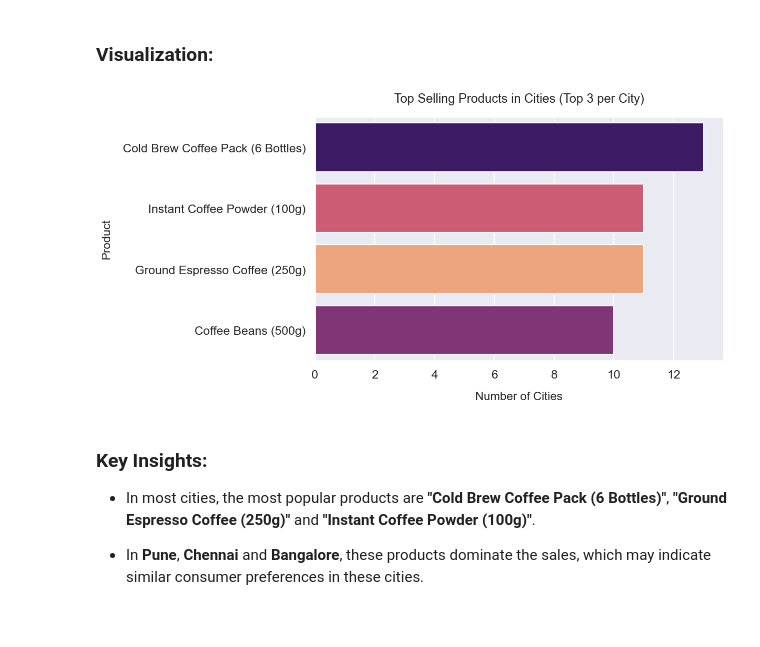
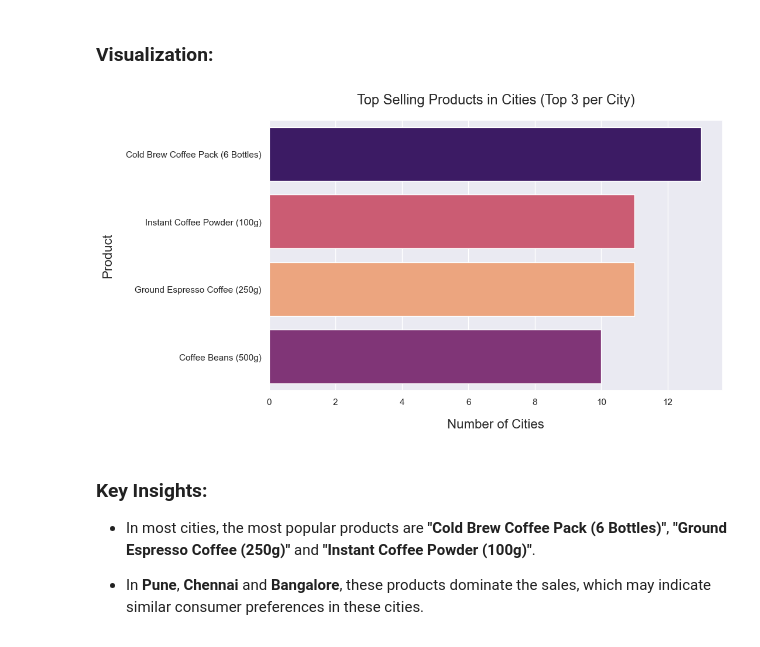
Before and after one commit to BartlomiejIT/Monday-Coffee-Co.-Market-Potential, a Jupyter notebook: Monday Coffee Co. India Market Potential (SQL - PYTHON).ipynb, the cells around one changed output. Drawn from its saved outputs; the diff is of its cells as text; code cells hidden in the pictures.

```diff
--- a/Monday Coffee Co. India Market Potential (SQL - PYTHON).ipynb
+++ b/Monday Coffee Co. India Market Potential (SQL - PYTHON).ipynb
@@ -769,33 +766,24 @@ df
 # %% [markdown]
 ### Visualization:
 # %%
-# Check if the DataFrame has the required column
-if 'product_name' not in df.columns:
-    print("Error: 'product_name' column not found in DataFrame.")
-    print("Available columns:", df.columns)
-else:
-    # Set the figure size
-    plt.figure(figsize=(10, 6))
+plt.figure(figsize=(10, 6)) # Create a countplot for 'product_name'
 
-    # Create a countplot for 'product_name'
-    ax = sns.countplot(
-        y='product_name',
-        data=df,
-        hue='product_name',  # Assign the y variable to hue
-        palette='magma',
-        order=df['product_name'].value_counts().index,
-        legend=False  # Set legend to False
-    )
+ax = sns.countplot(
+    y='product_name',
+    data=df,
+    hue='product_name',  # Assign the y variable to hue
+    palette='magma',
+    order=df['product_name'].value_counts().index,
+    legend=False)  # Set legend to False
 
-    # Set labels and title
-    plt.xlabel('Number of Cities', fontsize = 16, labelpad=15)
-    plt.ylabel('Product', fontsize = 16, labelpad = 15)
-    plt.title('Top Selling Products in Cities (Top 3 per City)', fontsize = 17, pad=20)
+# Set labels and title
 
-    # Display the chart
-    plt.show()
+plt.xlabel('Number of Cities', fontsize = 16, labelpad=15)
+plt.ylabel('Product', fontsize = 16, labelpad = 15)
+plt.title('Top Selling Products in Cities (Top 3 per City)', fontsize = 17, pad=20) # Display the chart
+plt.show()
 # %% [output]
-[figure, old version]
+[figure, new version]
 # %% [markdown]
 ### Key Insights:
 
```
Also changed, not shown: parts of 8 cells of this notebook.
